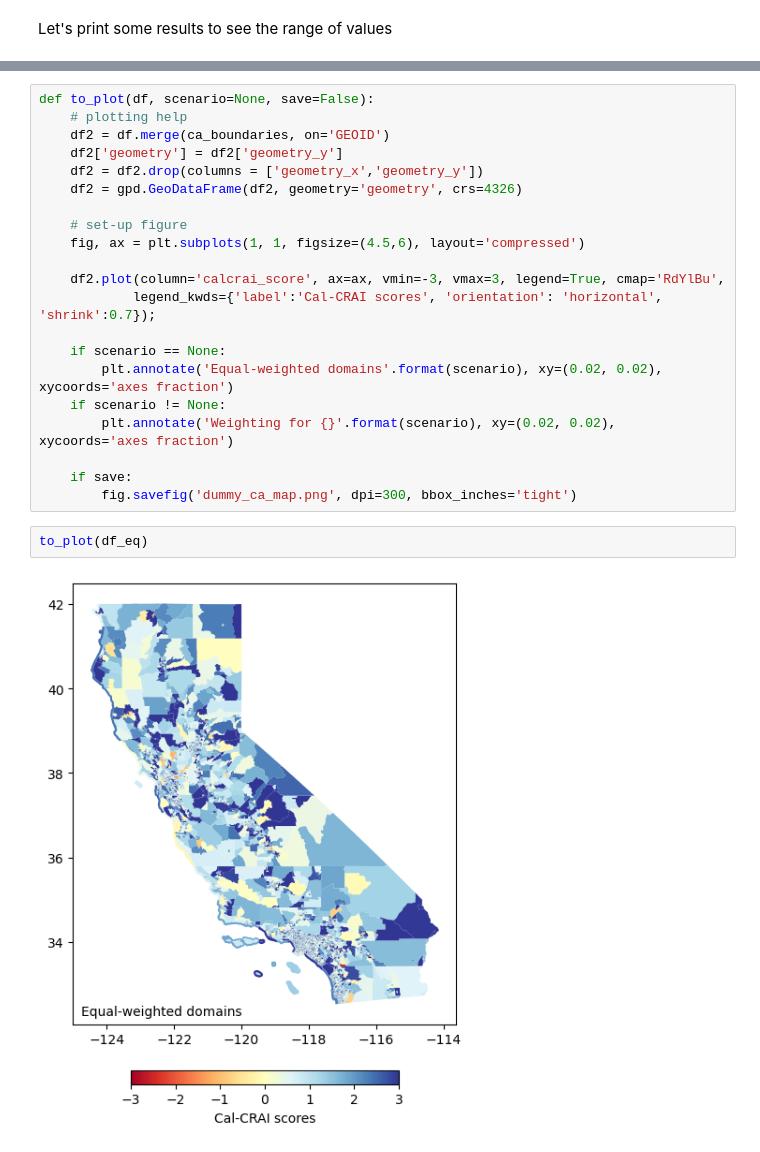
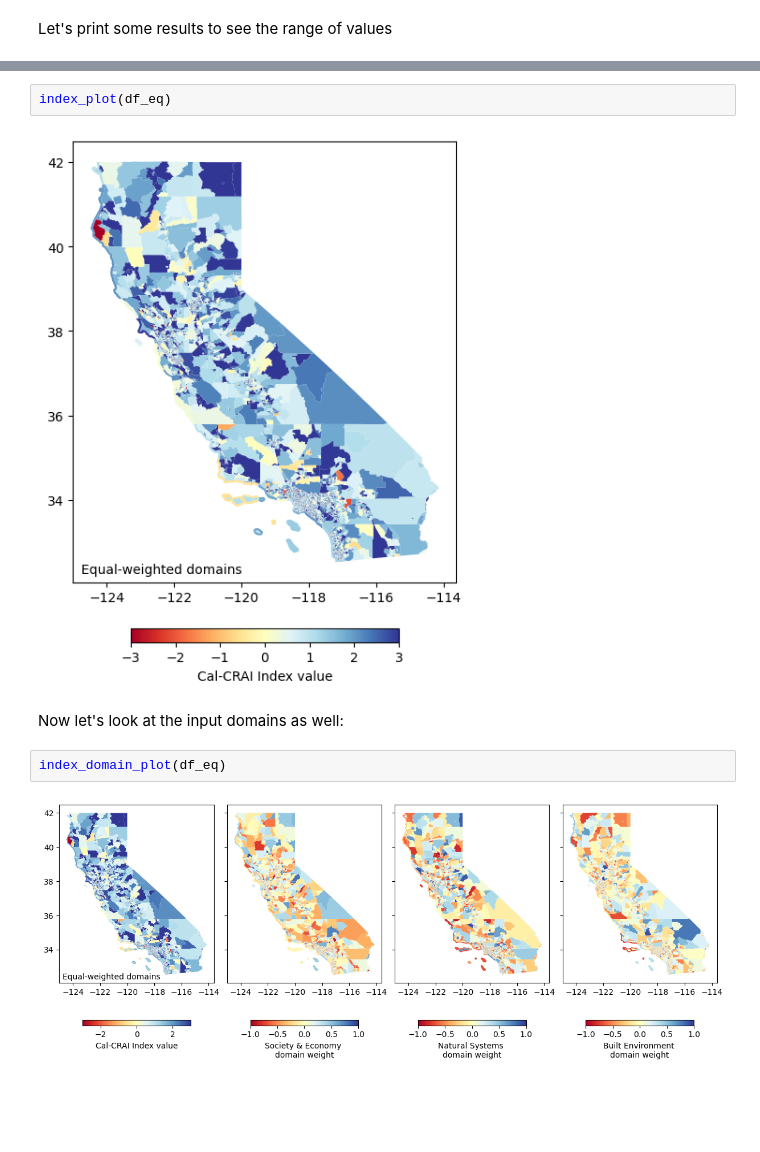
Before and after one commit to Eagle-Rock-Analytics/carb-climate-index, a Jupyter notebook: scripts/index_method/index_demo.ipynb, the cells around one changed output, grey strips where cells are left out. Saved outputs shown, nothing was run; the diff lists cells and outputs as text; blank space fills up the shorter version.

```diff
--- a/scripts/index_method/index_demo.ipynb
+++ b/scripts/index_method/index_demo.ipynb
@@ -135,25 +102,10 @@ df_eq.loc[df_eq['calcrai_score'] > (20*df_eq['calcrai_score'].mean())].head(5) #
-# %%
-def to_plot(df, scenario=None, save=False):
-    # plotting help
-    df2 = df.merge(ca_boundaries, on='GEOID')
-    df2['geometry'] = df2['geometry_y']
-    df2 = df2.drop(columns = ['geometry_x','geometry_y'])
-    df2 = gpd.GeoDataFrame(df2, geometry='geometry', crs=4326)
-
-    # set-up figure
-    fig, ax = plt.subplots(1, 1, figsize=(4.5,6), layout='compressed')
-
-    df2.plot(column='calcrai_score', ax=ax, vmin=-3, vmax=3, legend=True, cmap='RdYlBu',
-            legend_kwds={'label':'Cal-CRAI scores', 'orientation': 'horizontal', 'shrink':0.7});
-
-    if scenario == None:
-        plt.annotate('Equal-weighted domains'.format(scenario), xy=(0.02, 0.02), xycoords='axes fraction')
-    if scenario != None:
-        plt.annotate('Weighting for {}'.format(scenario), xy=(0.02, 0.02), xycoords='axes fraction')
-
-    if save:
-        fig.savefig('dummy_ca_map.png', dpi=300, bbox_inches='tight')
 # %%
-to_plot(df_eq)
+index_plot(df_eq)
 # %% [output]
-[figure, old version]
+[figure, new version]
+# %% [markdown]
+Now let's look at the input domains as well:
+# %%
+index_domain_plot(df_eq)
+# %% [output]
+[figure, added]
```
Also changed, not shown: parts of 27 cells of this notebook, 2 other files.
